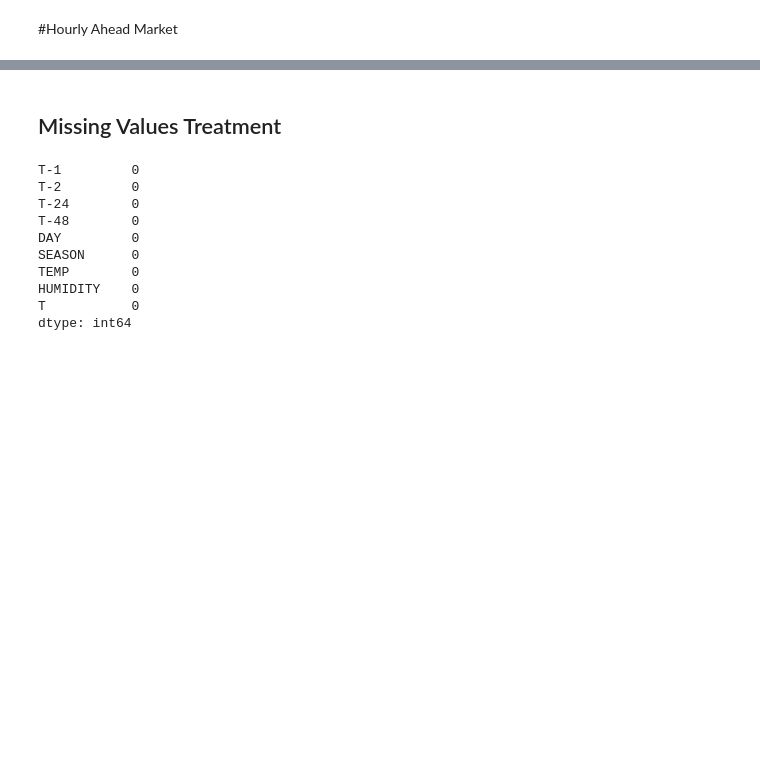
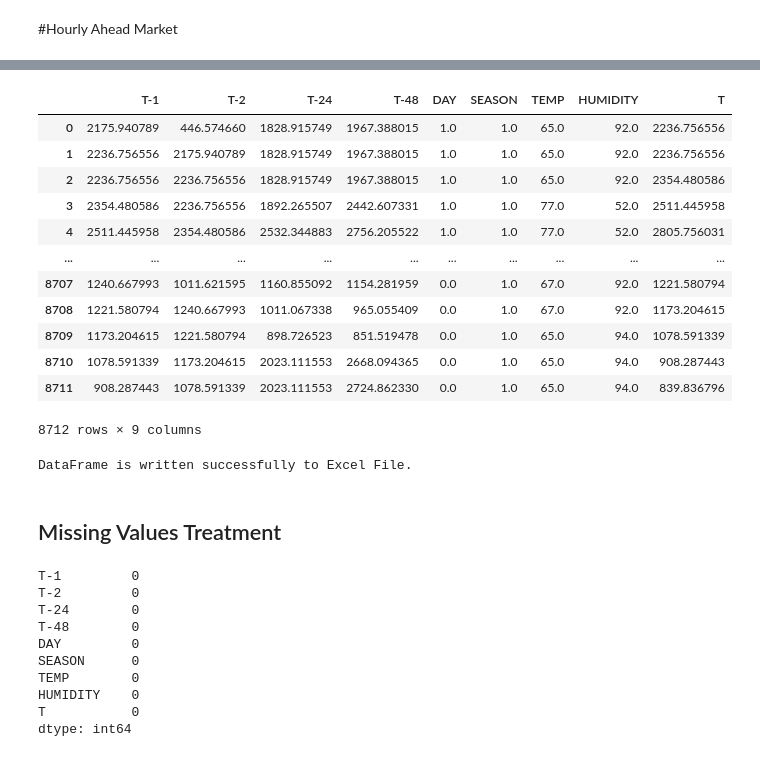
Before and after one commit to vvrgit/AI-Projects, a Jupyter notebook: Load_Forecasting_2021_2022.ipynb, the cells around one changed output, grey strips where cells are left out. Saved outputs shown, nothing was run; the diff lists cells and outputs as text; code cells hidden in the pictures; blank space fills up the shorter version.

```diff
--- a/Load_Forecasting_2021_2022.ipynb
+++ b/Load_Forecasting_2021_2022.ipynb
@@ -85,6 +85,29 @@ df.describe()
 | 50% | 1676.548971 | 1676.548971 | 1677.359571 | 1676.548971 | 0.000000 | 1.000000 | 81.000000 | 72.000000 | 1676.320341 |
 | 75% | 3013.971055 | 3013.971055 | 3014.080174 | 3014.080174 | 0.000000 | 2.000000 | 86.000000 | 87.000000 | 3013.971055 |
 | max | 6306.206465 | 6306.206465 | 6306.206465 | 6306.206465 | 1.000000 | 2.000000 | 108.000000 | 102.000000 | 6306.206465 |
+# %%
+df
+# %% [output]
+|  | T-1 | T-2 | T-24 | T-48 | DAY | SEASON | TEMP | HUMIDITY | T |
+| 0 | 2175.940789 | 446.574660 | 1828.915749 | 1967.388015 | 1.0 | 1.0 | 65.0 | 92.0 | 2236.756556 |
+| 1 | 2236.756556 | 2175.940789 | 1828.915749 | 1967.388015 | 1.0 | 1.0 | 65.0 | 92.0 | 2236.756556 |
+| 2 | 2236.756556 | 2236.756556 | 1828.915749 | 1967.388015 | 1.0 | 1.0 | 65.0 | 92.0 | 2354.480586 |
+| 3 | 2354.480586 | 2236.756556 | 1892.265507 | 2442.607331 | 1.0 | 1.0 | 77.0 | 52.0 | 2511.445958 |
+| 4 | 2511.445958 | 2354.480586 | 2532.344883 | 2756.205522 | 1.0 | 1.0 | 77.0 | 52.0 | 2805.756031 |
+| ... | ... | ... | ... | ... | ... | ... | ... | ... | ... |
+| 8707 | 1240.667993 | 1011.621595 | 1160.855092 | 1154.281959 | 0.0 | 1.0 | 67.0 | 92.0 | 1221.580794 |
+| 8708 | 1221.580794 | 1240.667993 | 1011.067338 | 965.055409 | 0.0 | 1.0 | 67.0 | 92.0 | 1173.204615 |
+| 8709 | 1173.204615 | 1221.580794 | 898.726523 | 851.519478 | 0.0 | 1.0 | 65.0 | 94.0 | 1078.591339 |
+| 8710 | 1078.591339 | 1173.204615 | 2023.111553 | 2668.094365 | 0.0 | 1.0 | 65.0 | 94.0 | 908.287443 |
+| 8711 | 908.287443 | 1078.591339 | 2023.111553 | 2724.862330 | 0.0 | 1.0 | 65.0 | 94.0 | 839.836796 |
+8712 rows × 9 columns
+# %%
+writer = pd.ExcelWriter('output.xlsx')
+df.to_excel(writer)
+writer.save()
+print('DataFrame is written successfully to Excel File.')
+# %% [output]
+DataFrame is written successfully to Excel File.
 # %% [markdown]
 ## Missing Values Treatment
 # %%
```
Also changed, not shown: parts of 1 cell of this notebook.
